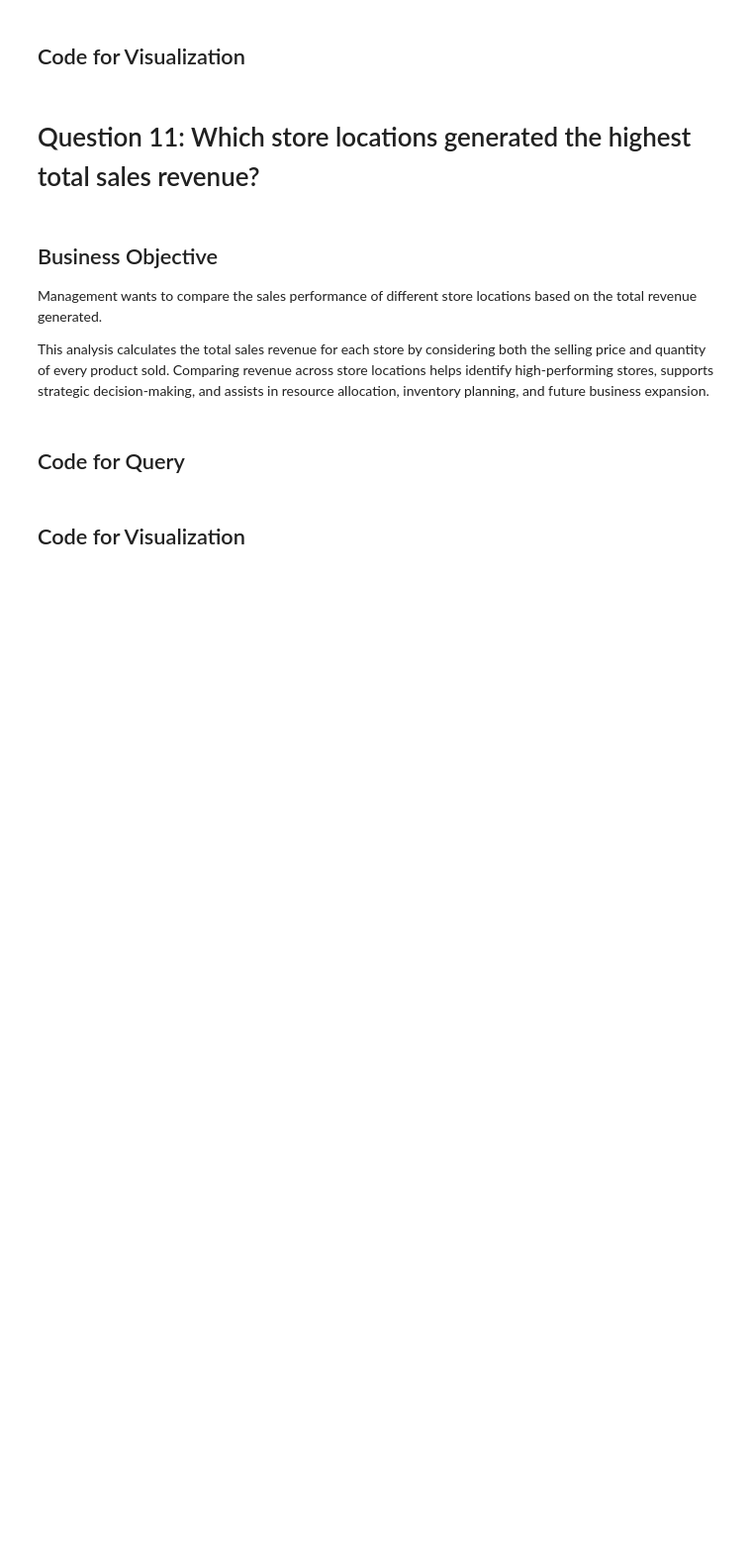
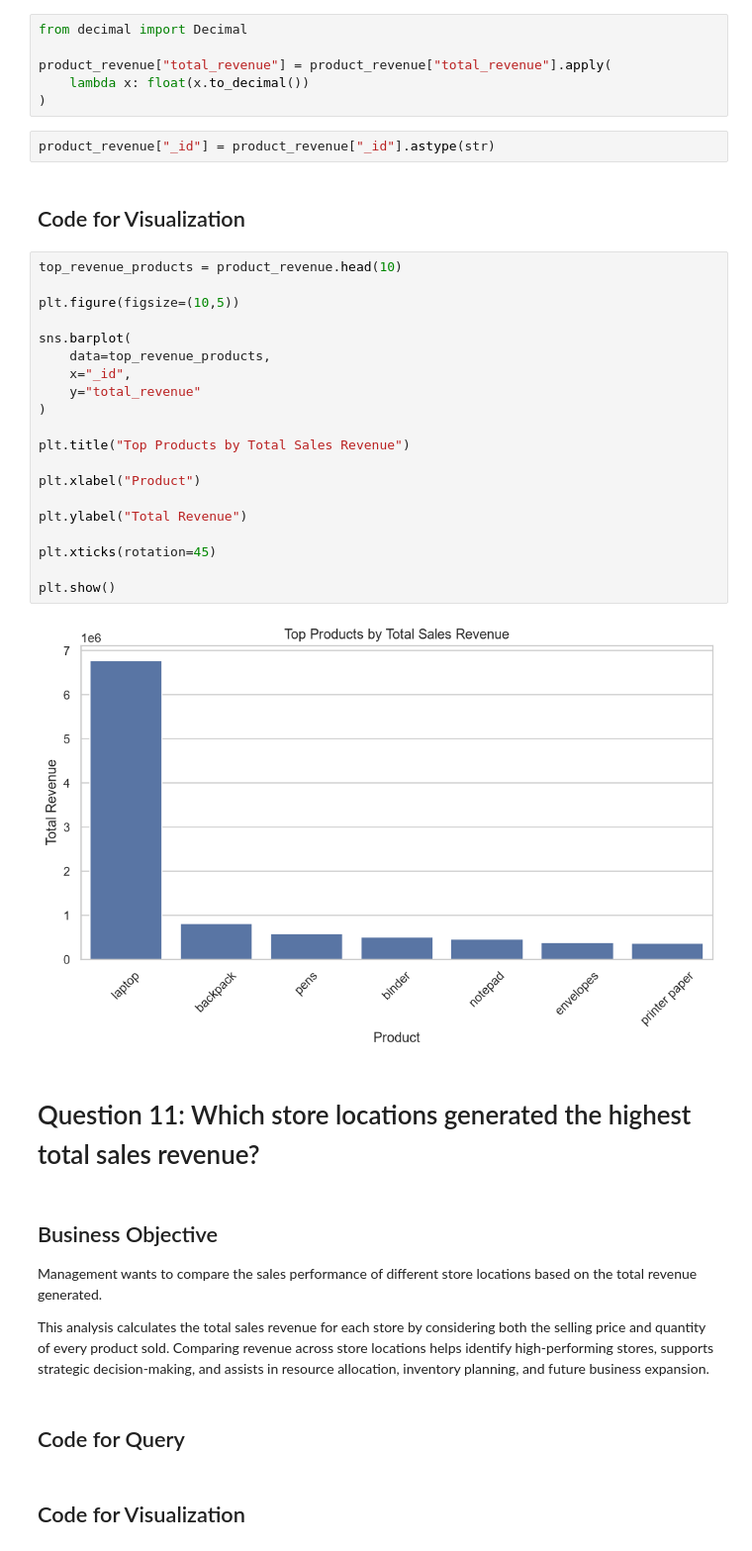
Before and after one commit to thanuja-reddi/MongoDB_EDA_Case_Study, a Jupyter notebook: notebooks/homework_casestudy_questions.ipynb, the cells around one changed output. Shown at 99% size. Saved outputs shown, nothing was run; the diff lists cells and outputs as text; blank space fills up the shorter version.

Commit message:
Completed Q10: Product revenue analysis

```diff
--- a/notebooks/homework_casestudy_questions.ipynb
+++ b/notebooks/homework_casestudy_questions.ipynb
@@ -762,5 +820,35 @@ Unlike the previous analysis, which focused on the quantity sold, this analysis
+# %%
+from decimal import Decimal
+
+product_revenue["total_revenue"] = product_revenue["total_revenue"].apply(
+    lambda x: float(x.to_decimal())
+)
+# %%
+product_revenue["_id"] = product_revenue["_id"].astype(str)
 # %% [markdown]
 ## Code for Visualization
+# %%
+top_revenue_products = product_revenue.head(10)
+
+plt.figure(figsize=(10,5))
+
+sns.barplot(
+    data=top_revenue_products,
+    x="_id",
+    y="total_revenue"
+)
+
+plt.title("Top Products by Total Sales Revenue")
+
+plt.xlabel("Product")
+
+plt.ylabel("Total Revenue")
+
+plt.xticks(rotation=45)
+
+plt.show()
+# %% [output]
+[figure, added]
 # %% [markdown]
 # Question 11: Which store locations generated the highest total sales revenue?
 # %% [markdown]
```
Also changed, not shown: parts of 4 cells of this notebook.
